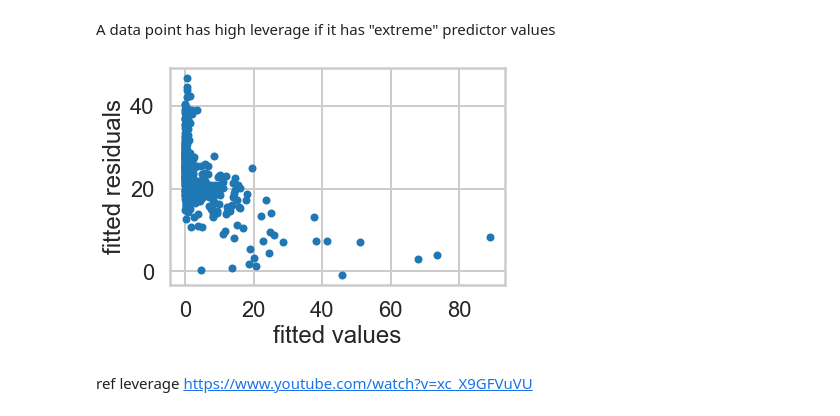
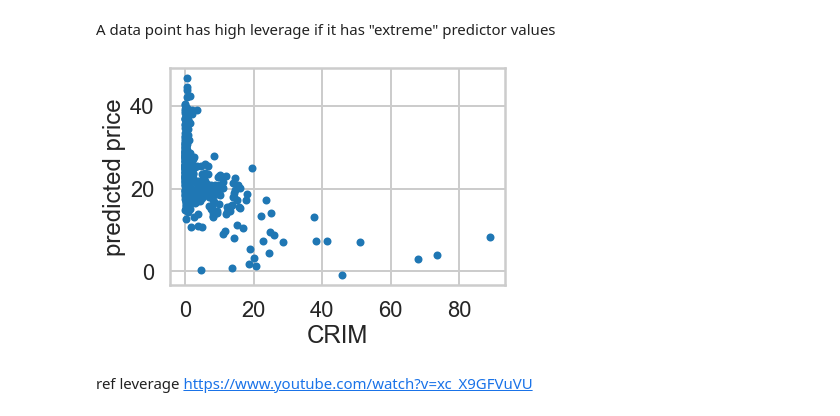
Before and after one commit to Anandpatil412/DSC, a Jupyter notebook: Linear_regression/Mini_Project_Linear_Regression.ipynb, the cells around one changed output. Drawn from its saved outputs; the diff is of its cells as text; code cells hidden in the pictures.

```diff
--- a/Linear_regression/Mini_Project_Linear_Regression.ipynb
+++ b/Linear_regression/Mini_Project_Linear_Regression.ipynb
@@ -1012,11 +1036,11 @@ prd_price = fitted.predict()
 A data point has high leverage if it has "extreme" predictor values
 # %%
 plt.scatter(bos.CRIM,prd_price,marker='.')
-plt.xlabel("fitted values")
-plt.ylabel("fitted residuals")
+plt.xlabel("CRIM")
+plt.ylabel("predicted price")
 plt.show()
 # %% [output]
-[figure, old version]
+[figure, new version]
 # %% [markdown]
 ref leverage
 https://www.youtube.com/watch?v=xc_X9GFVuVU
```
Also changed, not shown: parts of 30 cells of this notebook.
